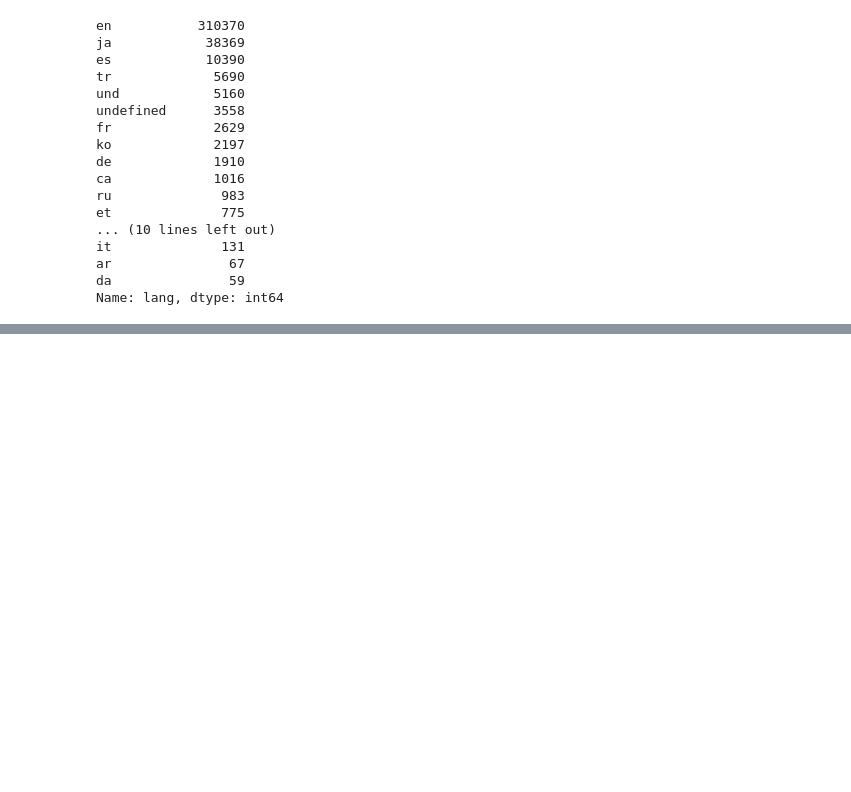
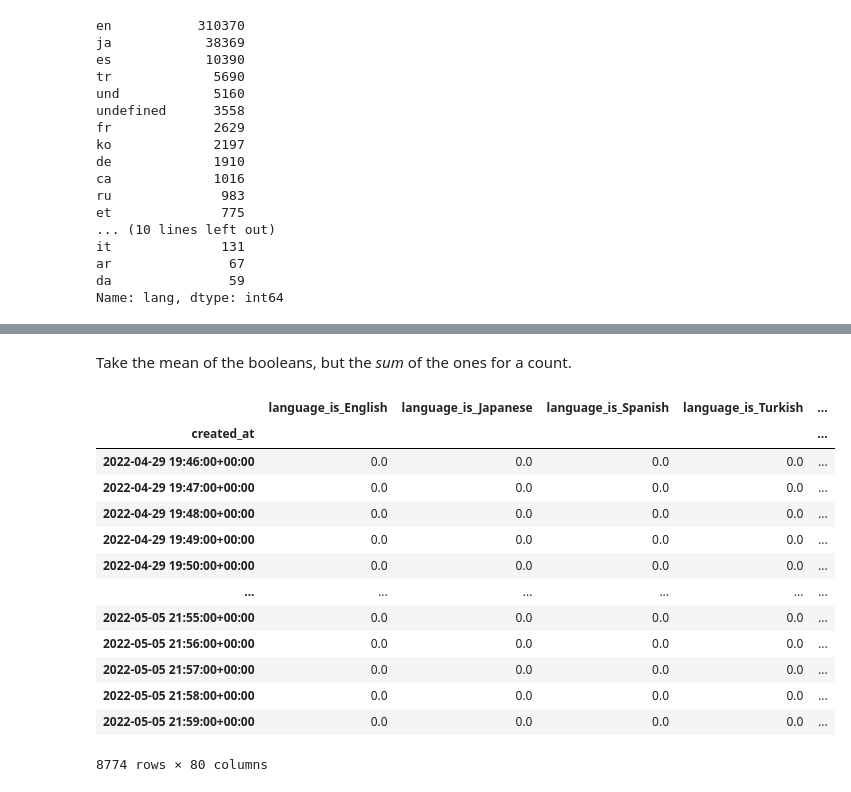
Before and after one commit to dtersegno/capstone, a Jupyter notebook: model/3_preprocessing.ipynb, the cells around one changed output, grey strips where cells are left out. Saved outputs shown, nothing was run; the diff lists cells and outputs as text; code cells hidden in the pictures; blank space fills up the shorter version.

```diff
--- a/model/3_preprocessing.ipynb
+++ b/model/3_preprocessing.ipynb
@@ -69,0 +267,5 @@ Name: lang, dtype: int64
+# %%
+%%time
+# create a column in the data for each of these. A manual pd.get_dummies.
+for index in top_broad_locations:
+    df['broad_location_is_' + index] = df['broad_location'].apply(lambda this_broad_location: this_broad_location == index if this_broad_location in top_broad_locations else False)
@@ -69,0 +361,21 @@ Name: lang, dtype: int64
+# %% [markdown]
+Take the mean of the booleans, but the _sum_ of the ones for a count.
+# %%
+ts_df = ts.mean().drop(columns = 'ones')
+ts_df['total_tweets'] = ts['ones'].sum()
+ts_df
+# %% [output]
+|  | language_is_English | language_is_Japanese | language_is_Spanish | language_is_Turkish | ... |
+| created_at |  |  |  |  | ... |
+| 2022-04-29 19:46:00+00:00 | 0.0 | 0.0 | 0.0 | 0.0 | ... |
+| 2022-04-29 19:47:00+00:00 | 0.0 | 0.0 | 0.0 | 0.0 | ... |
+| 2022-04-29 19:48:00+00:00 | 0.0 | 0.0 | 0.0 | 0.0 | ... |
+| 2022-04-29 19:49:00+00:00 | 0.0 | 0.0 | 0.0 | 0.0 | ... |
+| 2022-04-29 19:50:00+00:00 | 0.0 | 0.0 | 0.0 | 0.0 | ... |
+| ... | ... | ... | ... | ... | ... |
+| 2022-05-05 21:55:00+00:00 | 0.0 | 0.0 | 0.0 | 0.0 | ... |
+| 2022-05-05 21:56:00+00:00 | 0.0 | 0.0 | 0.0 | 0.0 | ... |
+| 2022-05-05 21:57:00+00:00 | 0.0 | 0.0 | 0.0 | 0.0 | ... |
+| 2022-05-05 21:58:00+00:00 | 0.0 | 0.0 | 0.0 | 0.0 | ... |
+| 2022-05-05 21:59:00+00:00 | 0.0 | 0.0 | 0.0 | 0.0 | ... |
+8774 rows × 80 columns
```
Also changed, not shown: parts of 46 cells of this notebook, 5 other files.
